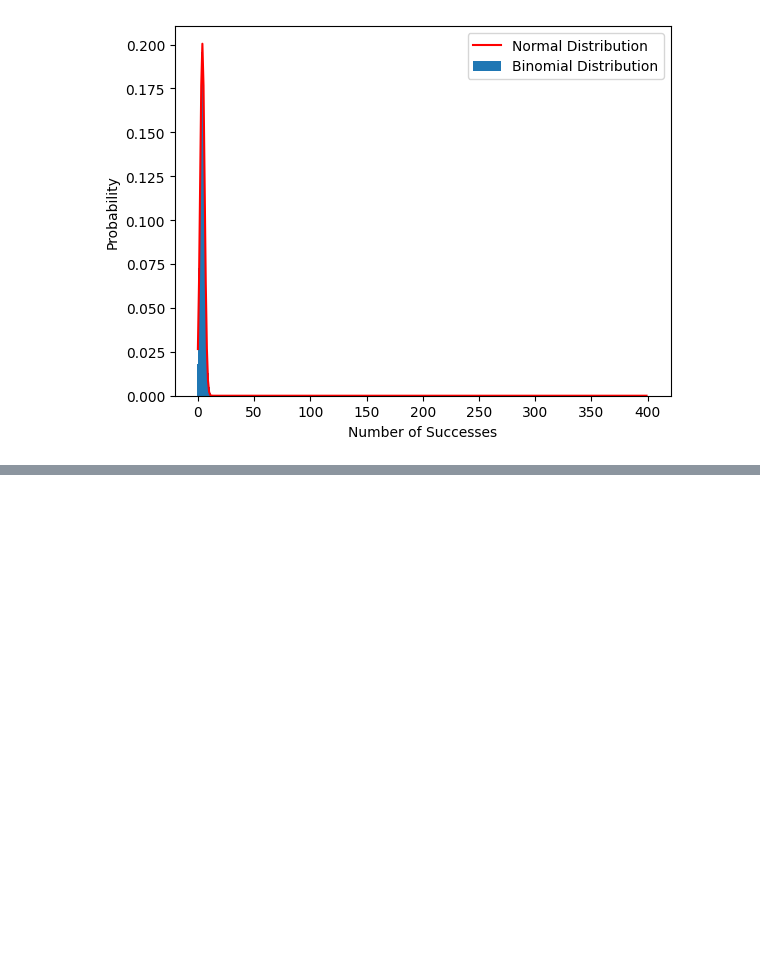
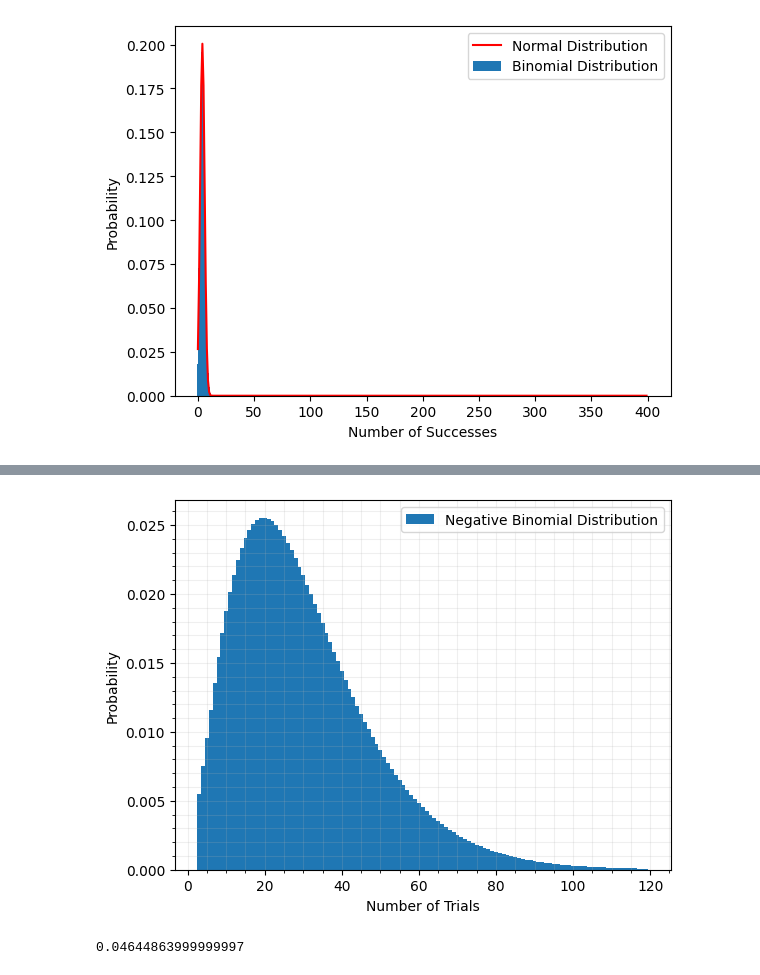
Before and after one commit to StormGear/ProbabilityTheory, a Jupyter notebook: PythonKernel/basics.ipynb, the cells around one changed output, grey strips where cells are left out. Cells and saved outputs as stored; diff of their text form; code cells hidden in the pictures; blank space fills up the shorter version.

Commit message:
new distributions

```diff
--- a/PythonKernel/basics.ipynb
+++ b/PythonKernel/basics.ipynb
@@ -115,0 +127,25 @@ Text(0, 0.5, 'Probability')
+# %%
+import numpy as np
+from scipy.stats import nbinom
+
+# Set the number of successes required
+r = 3
+
+# Set the probability of success in each Bernoulli trial
+p = 0.09
+
+k = np.arange(3, 120)
+y2 = nbinom.pmf(k, r, p)
+plt.bar(k,y2,1, label='Negative Binomial Distribution')
+plt.legend()
+plt.xlabel('Number of Trials')
+plt.ylabel('Probability')
+plt.grid(which="both", axis="both", alpha=0.2)
+plt.minorticks_on()
+# %% [output]
+[figure, added]
+# %%
+from scipy.stats import nbinom
+nbinom.pmf(5,3,0.6)
+# %% [output]
+0.04644863999999997
```
Also changed, not shown: parts of 9 cells of this notebook, 1 other file.
